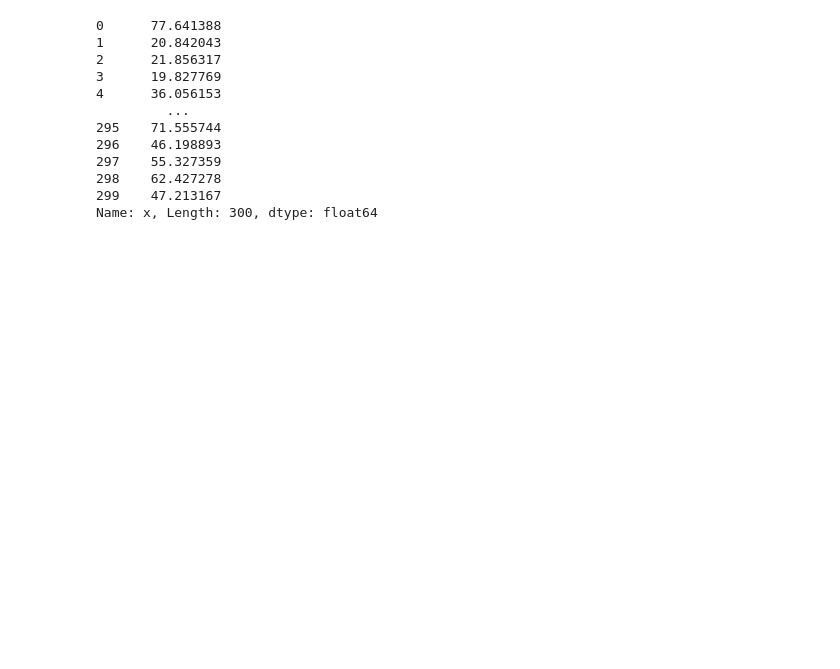
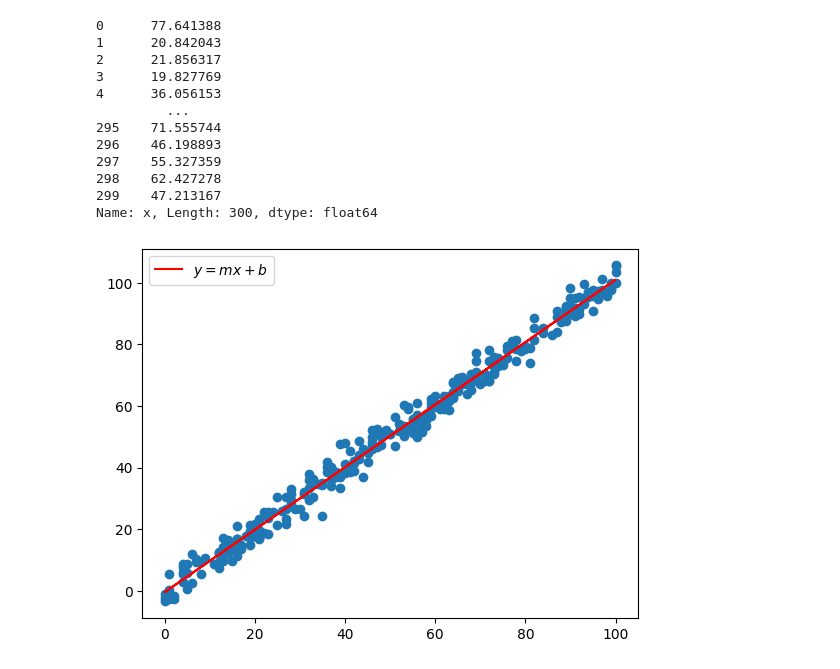
Before and after one commit to crashpf/linear-regression, a Jupyter notebook: notebooks/gradient_descent.ipynb, the cells around one changed output. Cells and saved outputs as stored; diff of their text form; code cells hidden in the pictures; blank space fills up the shorter version.

```diff
--- a/notebooks/gradient_descent.ipynb
+++ b/notebooks/gradient_descent.ipynb
@@ -287,3 +287,10 @@ model.predict(x)
 298    62.427278
 299    47.213167
 Name: x, Length: 300, dtype: float64
+# %%
+plt.scatter(x, y)
+plt.plot(x, model.m*x + model.b, color = "red", label = "$y = mx + b$")
+plt.legend()
+plt.show()
+# %% [output]
+[figure, added]
```
